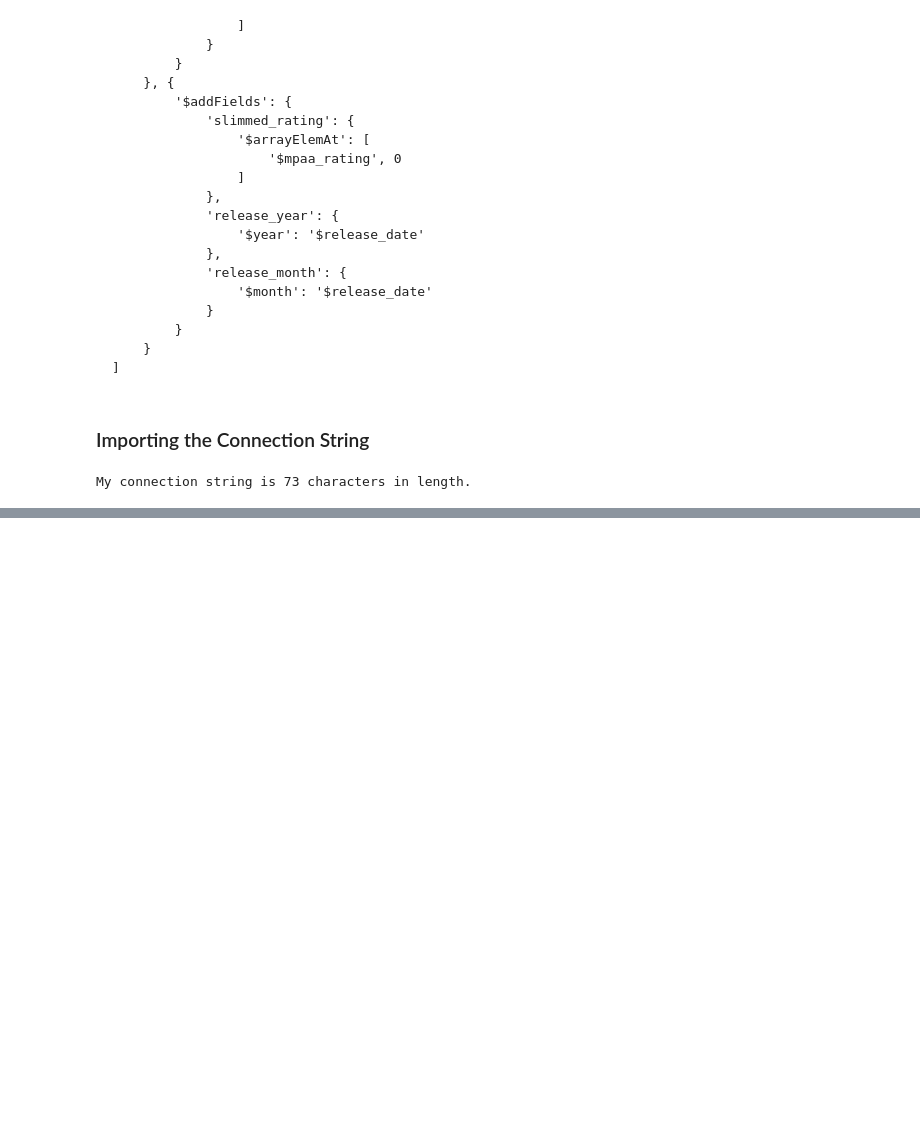
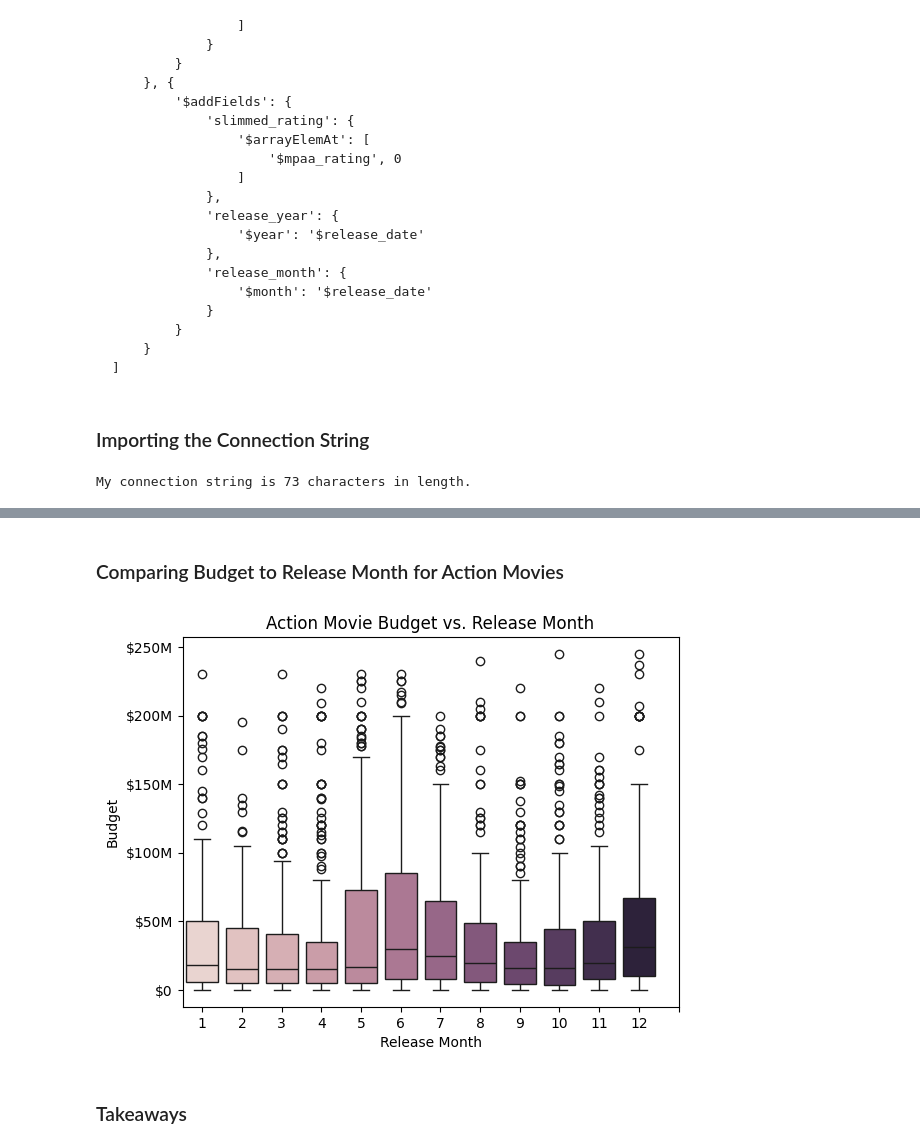
Before and after one commit to brandon-connors/DA-320, a Jupyter notebook: Connors - Practical Dashboards.ipynb, the cells around one changed output, grey strips where cells are left out. Cells and saved outputs as stored; diff of their text form; code cells hidden in the pictures; blank space fills up the shorter version.

```diff
--- a/Connors - Practical Dashboards.ipynb
+++ b/Connors - Practical Dashboards.ipynb
@@ -188,0 +230,15 @@ My resulting table has 817 results
+# %% [markdown]
+### Comparing Budget to Release Month for Action Movies
+# %%
+# Executing a query of all the action movies that have a budget amount listed and is less than 2.5e8
+budgetCursor = da320_database["IMDB_Pipeline_View"].find({'genres': {'$in': ['Action']}, 'budget': {'$lt': 2.5e8}})
+imdbBudget = pd.DataFrame(budgetCursor)
+
+# Plotting the data on a box plot to show the average ranges (and outliers) of the budgets of action movies for each of the release months, uses the currency formatter from the previous code block to change the display on the y-axis
+ax = sns.boxplot(data=imdbBudget, x="release_month", y="budget", hue="release_month", legend=False)
+ax.set(title="Action Movie Budget vs. Release Month", xlabel="Release Month", ylabel="Budget", xticks=[0,1,2,3,4,5,6,7,8,9,10,11,12])
+plt.gca().yaxis.set_major_formatter(format_currency)
+# %% [output]
+[figure, added]
+# %% [markdown]
+### Takeaways
```
Also changed, not shown: parts of 10 cells of this notebook.
